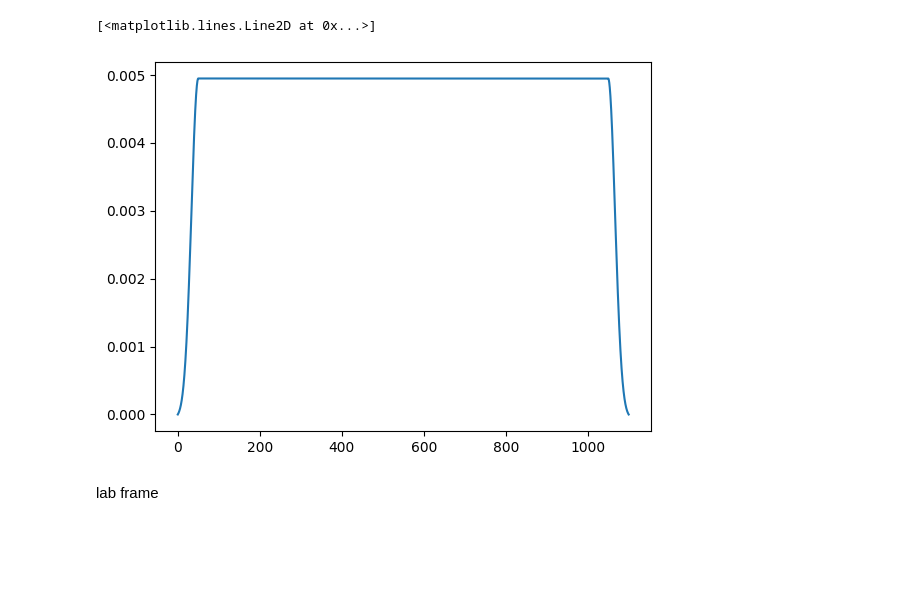
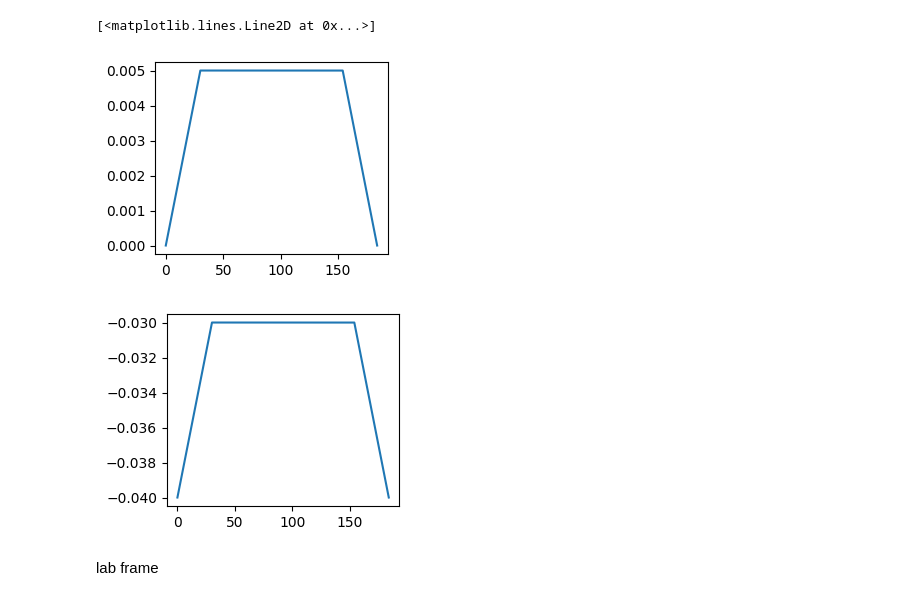
Before and after one commit to yunweilu/SNAIL, a Jupyter notebook: transmon/dynamics_qubit.ipynb, the cells around one changed output. Saved outputs shown, nothing was run; the diff lists cells and outputs as text; code cells hidden in the pictures; blank space fills up the shorter version.

Commit message:
plot

```diff
--- a/transmon/dynamics_qubit.ipynb
+++ b/transmon/dynamics_qubit.ipynb
@@ -71,14 +102,24 @@ def linear_ramp(t_rise, t_flat, t_down, amplitude):
 # %%
-t_rise = 50
-t_flat = 1000
-t_down = 50
+
+t_flat = 124
+t_rise = 30
+t_down = 30
 amplitude = 5e-3*2*np.pi
-func = gaussian_ramp(t_rise, t_flat, t_down, amplitude)
+func = linear_ramp(t_rise, t_flat, t_down, amplitude)
 tlist = np.linspace(0, t_rise+t_flat+t_down, 10000)  # Cover ten periods
-plt.plot(tlist,[func(t)/2/np.pi for t in tlist])
+plt.figure(figsize=(3, 2.5))
+plt.plot(tlist, [func(t)/2/np.pi for t in tlist])
+
+omega = 6.03 * 2 * np.pi
+omega1 = 6.06*2*np.pi
+constant_frequency = omega - omega1
+frquency_func = linear_ramp_frequency(t_rise, t_flat, t_down, constant_frequency-10e-3*2*np.pi, constant_frequency)
+plt.figure(figsize=(3, 2.5))
+plt.plot(tlist, [frquency_func(t)/2/np.pi for t in tlist])
 # %% [output]
 [<matplotlib.lines.Line2D at 0x...>]
-[figure, old version]
+[figure, new version]
+[figure, added]
 # %% [markdown]
 lab frame
 # %% [markdown]
```
Also changed, not shown: parts of 3 cells of this notebook, 7 other files.
